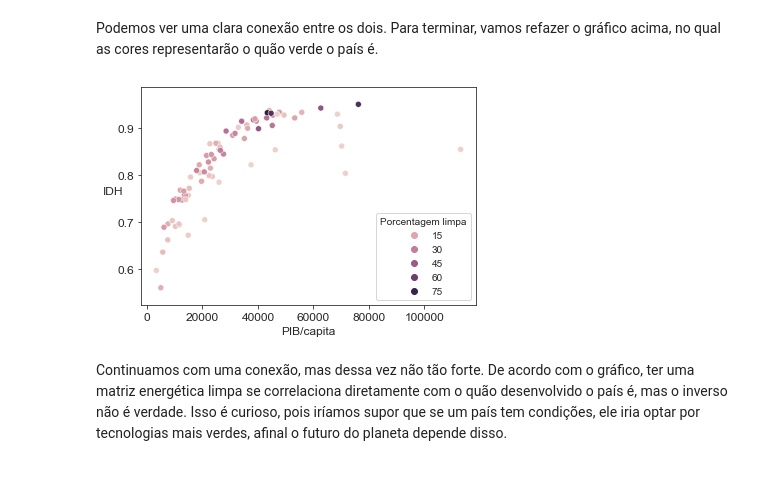
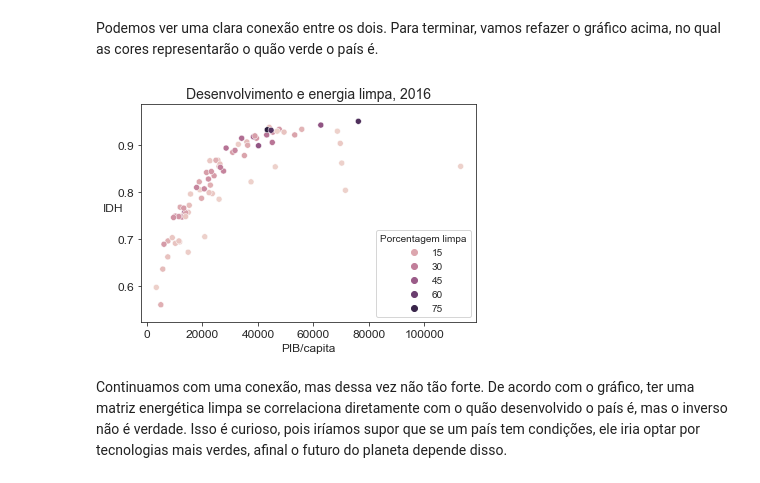
Before and after one commit to leoDomingos/Introducao-ao-aquecimento-global, a Jupyter notebook: main.ipynb, the cells around one changed output. Cells and saved outputs as stored; diff of their text form; code cells hidden in the pictures.

```diff
--- a/main.ipynb
+++ b/main.ipynb
@@ -877,13 +875,13 @@ Podemos ver uma clara conexão entre os dois. Para terminar, vamos refazer o gr
 # %%
 sns.light_palette("seagreen", as_cmap=True)
 plt.yticks(fontsize=12)
 plt.xticks(fontsize=12)
 plt.ylabel("IDH", rotation=0, fontsize = 12)
 plt.xlabel("PIB/capita", rotation=0, fontsize = 12)
-
+plt.title("Desenvolvimento e energia limpa, 2016", fontsize=14)
 sns.scatterplot(data=hdi_e_pic_energia_df, x="PIB/capita", y="IDH", hue="Porcentagem limpa");
 # %% [output]
-[figure, old version]
+[figure, new version]
 # %% [markdown]
 Continuamos com uma conexão, mas dessa vez não tão forte. De acordo com o gráfico, ter uma matriz energética limpa se correlaciona diretamente com o quão desenvolvido o país é, mas o inverso não é verdade. Isso é curioso, pois iríamos supor que se um país tem condições, ele iria optar por tecnologias mais verdes, afinal o futuro do planeta depende disso.
 # %% [markdown]
```
Also changed, not shown: parts of 3 cells of this notebook, 3 other files.
